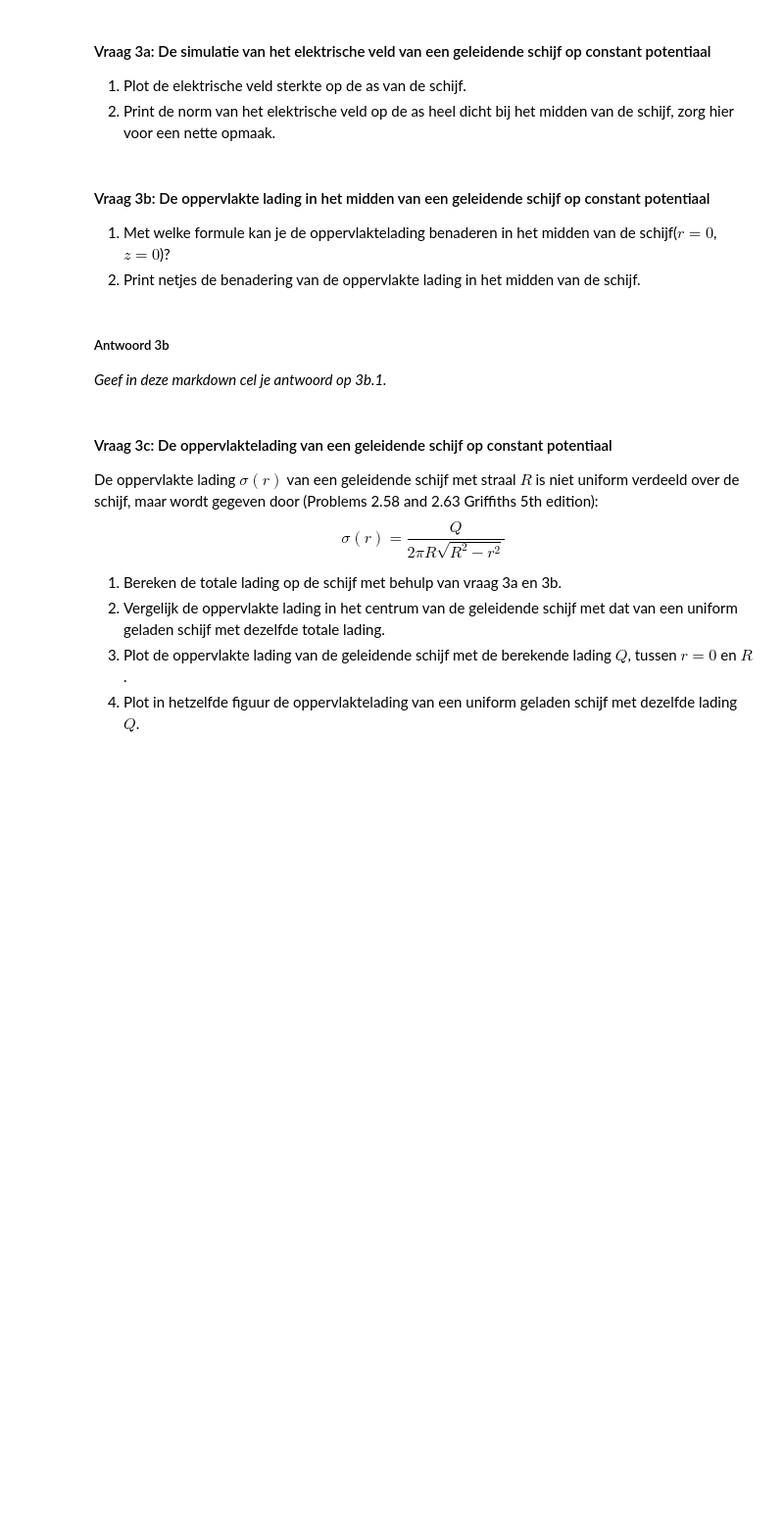
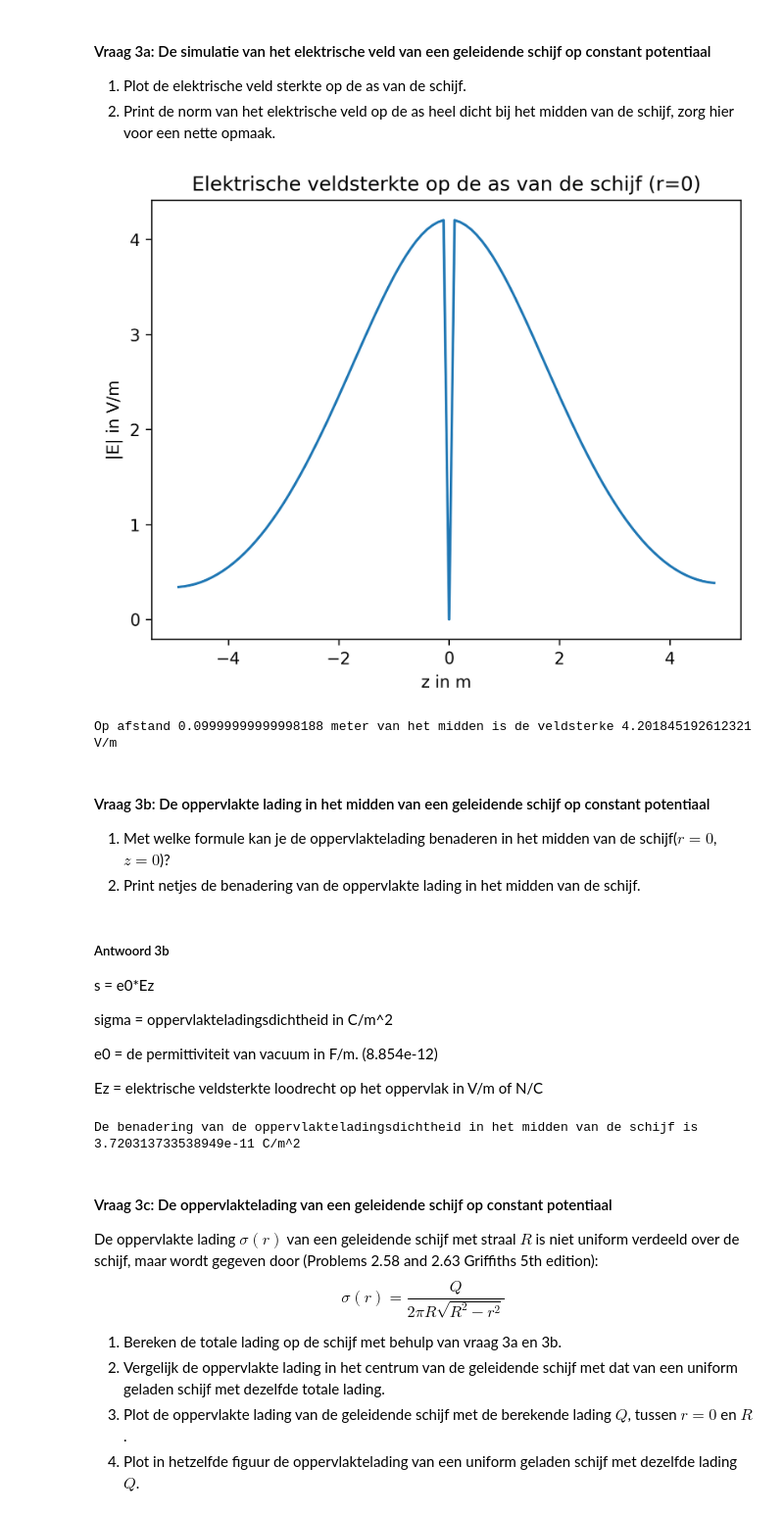
Before and after one commit to tdrvs/opdrachten-DEF-D, a Jupyter notebook: DigitaleOntwerpopdrachten/1CondensatorOpdracht/CondensatorOntwerpopdracht.ipynb, the cells around one changed output. Shown at 98% size. Drawn from its saved outputs; the diff is of its cells as text; code cells hidden in the pictures; blank space fills up the shorter version.

```diff
--- a/DigitaleOntwerpopdrachten/1CondensatorOpdracht/CondensatorOntwerpopdracht.ipynb
+++ b/DigitaleOntwerpopdrachten/1CondensatorOpdracht/CondensatorOntwerpopdracht.ipynb
@@ -273,9 +352,31 @@ plot_results_disk(Ez, Er, normE, V, r, z, grid_step, disk_radius, z_pos_disk1, z
 1. Plot de elektrische veld sterkte op de as van de schijf.
 2. Print de norm van het elektrische veld op de as heel dicht bij het midden van de schijf, zorg hier voor een nette opmaak.
 # %%
-###
-###Jouw code hier###
-###
+#1
+index_r0 = np.argmin(np.abs(r_for_E - 0)) # op de as van de schijf is r gelijk aan nul, dus je moet weer de goede index vindenn.
+
+E_r0 = normE[:, index_r0] # Nu het elektrische veld bepalen op de as.
+
+plt.figure(dpi=300)
+plt.plot(z_for_E, E_r0, '-')
+plt.xlabel('z in m')
+plt.ylabel('|E| in V/m')
+plt.title('Elektrische veldsterkte op de as van de schijf (r=0)')
+plt.show()
+
+#2
+index_z0 = np.argmin(np.abs(z_for_E - z_pos_disk1)) # index vinden waar z nul is.
+
+index_z_near = min(index_z0 + 1, len(z_for_E) - 1) # we nemen het punt er net na. (je kan ook het punt ervoor nemen).
+
+# veldsterkte op de as vlak bij het midden
+E_near_z0 = normE[index_z_near, index_r0]
+z_near = z_for_E[index_z_near]
+
+print('Op afstand {} meter van het midden'.format(z_near),'is de veldsterke {} V/m' .format(E_near_z0))
+# %% [output]
+[figure, added]
+Op afstand 0.09999999999998188 meter van het midden is de veldsterke 4.201845192612321 V/m
 # %% [markdown]
 #### Vraag 3b: De oppervlakte lading in het midden van een geleidende schijf op constant potentiaal
 
@@ -283,10 +384,26 @@ plot_results_disk(Ez, Er, normE, V, r, z, grid_step, disk_radius, z_pos_disk1, z
 2. Print netjes de benadering van de oppervlakte lading in het midden van de schijf.
 # %% [markdown]
 ##### Antwoord 3b
+s = e0*Ez
 
-*Geef in deze markdown cel je antwoord op 3b.1.*
+sigma = oppervlakteladingsdichtheid in C/m^2
+
+e0 = de permittiviteit van vacuum in F/m. (8.854e-12)
+
+Ez = elektrische veldsterkte loodrecht op het oppervlak in V/m of N/C
 # %%
-#### Print met deze cel met een nette opmaak je antwoord op vraag 3b 2.
+#2
+index_r0 = np.argmin(np.abs(r_for_E - 0)) # Deze drie regels hadden we ook al bij 3a
+index_z_0 = np.argmin(np.abs(z_for_E - z_pos_disk1))
+index_z_near = min(index_z_0 + 1, len(z_for_E) - 1)
+Ez_near = Ez[index_z_near, index_r0] #Hier pak je weer het veld dicht bij z=0 en r=0.
+
+sigma = epsilon0 * Ez_near
+
+
+print("De benadering van de oppervlakteladingsdichtheid in het midden van de schijf is {}".format(sigma),'C/m^2')
+# %% [output]
+De benadering van de oppervlakteladingsdichtheid in het midden van de schijf is 3.720313733538949e-11 C/m^2
 # %% [markdown]
 #### Vraag 3c: De oppervlaktelading van een geleidende schijf op constant potentiaal
 
```
Also changed, not shown: parts of 5 cells of this notebook.
